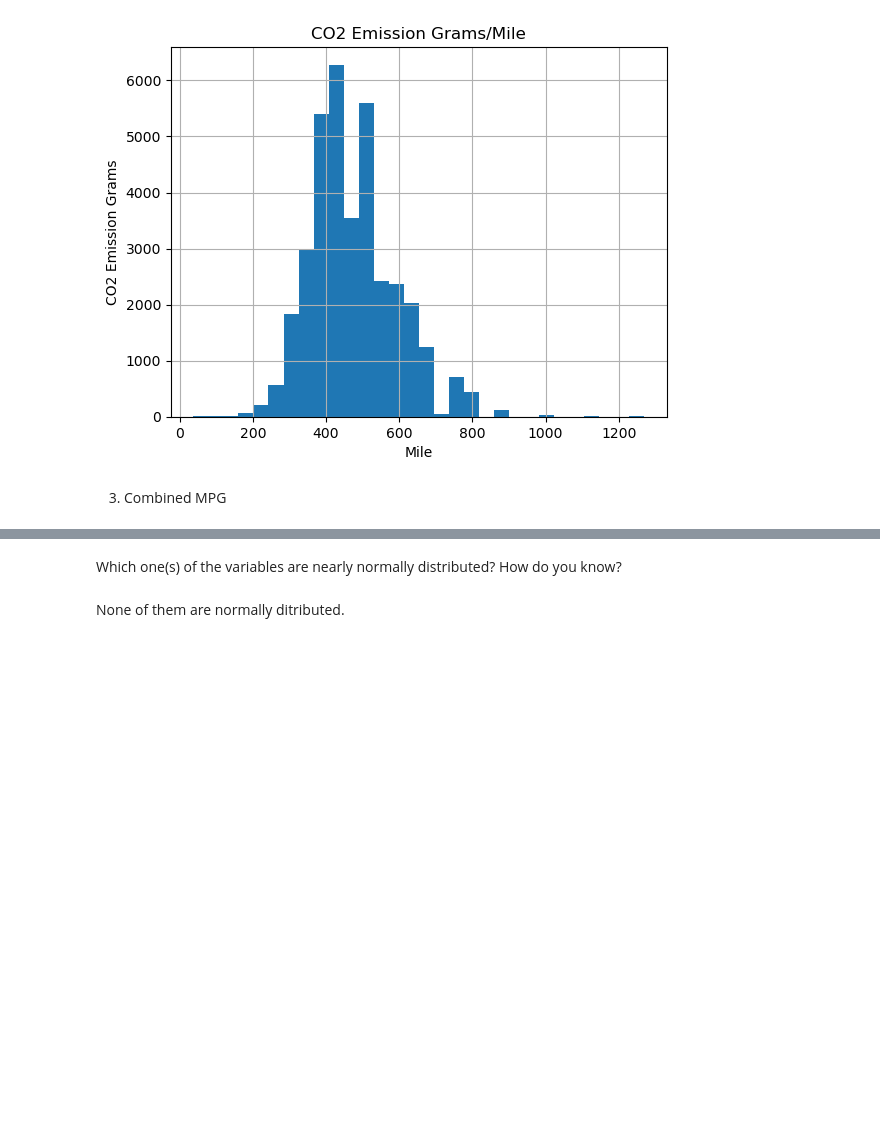
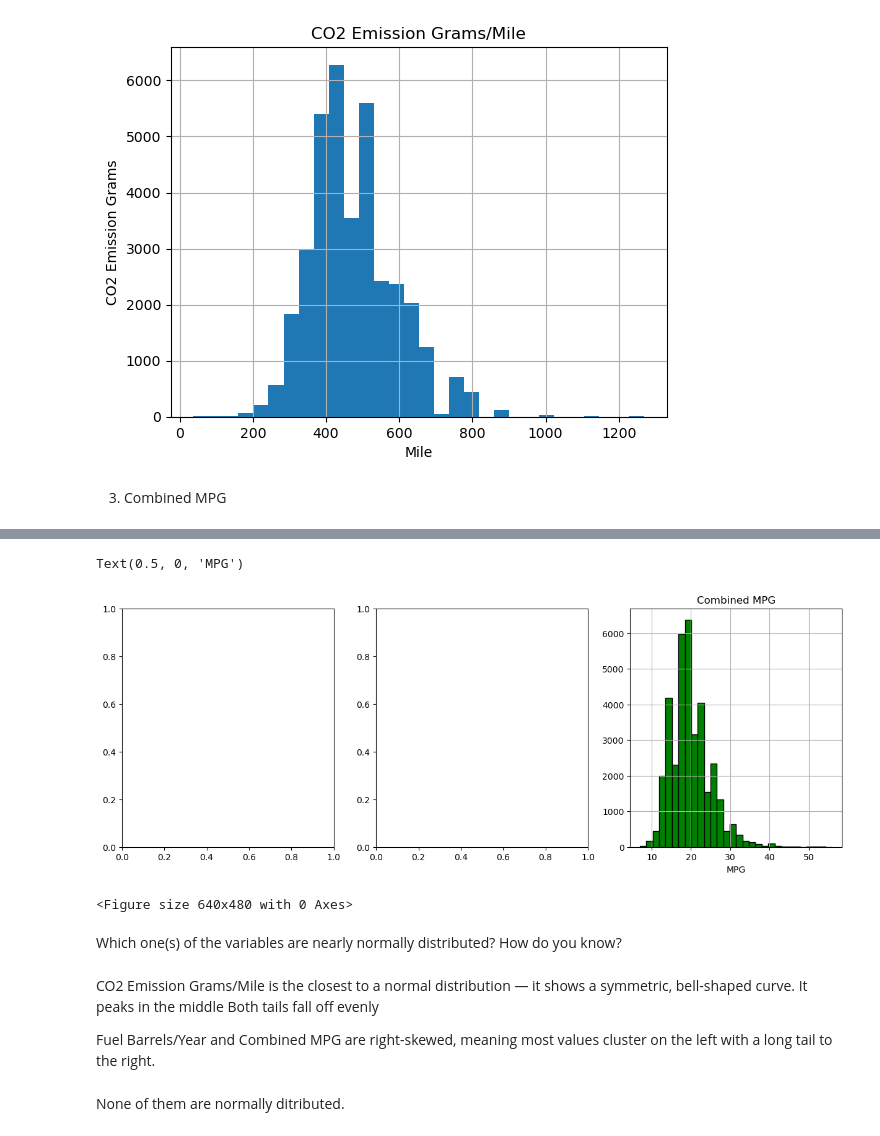
Before and after one commit to satishbabu06/lab-continuous-probability-distributions-en, a Jupyter notebook: your-code/main.ipynb, the cells around one changed output, grey strips where cells are left out. Saved outputs shown, nothing was run; the diff lists cells and outputs as text; code cells hidden in the pictures; blank space fills up the shorter version.

```diff
--- a/your-code/main.ipynb
+++ b/your-code/main.ipynb
@@ -214,5 +237,27 @@ plt.show()
+# %%
+# your code here
+fig, axes = plt.subplots(1, 3, figsize=(15, 5))
+vehicles["Combined MPG"].hist(bins=30, edgecolor="black", color="green", ax=axes[2])
+axes[2].set_title("Combined MPG")
+axes[2].set_xlabel("MPG")
+# %% [output]
+Text(0.5, 0, 'MPG')
+[figure, added]
+# %%
+# your code here
+plt.suptitle("Vehicle Variable Distributions", fontsize=14)
+plt.tight_layout()
+plt.show()
+# %% [output]
+<Figure size 640x480 with 0 Axes>
 # %% [markdown]
 Which one(s) of the variables are nearly normally distributed? How do you know?
+# %% [markdown]
+CO2 Emission Grams/Mile is the closest to a normal distribution — it shows a symmetric, bell-shaped curve.
+It peaks in the middle
+Both tails fall off evenly
+
+Fuel Barrels/Year and Combined MPG are right-skewed, meaning most values cluster on the left with a long tail to the right.
 # %%
 # your code here
 # %%
```
Also changed, not shown: parts of 14 cells of this notebook.
